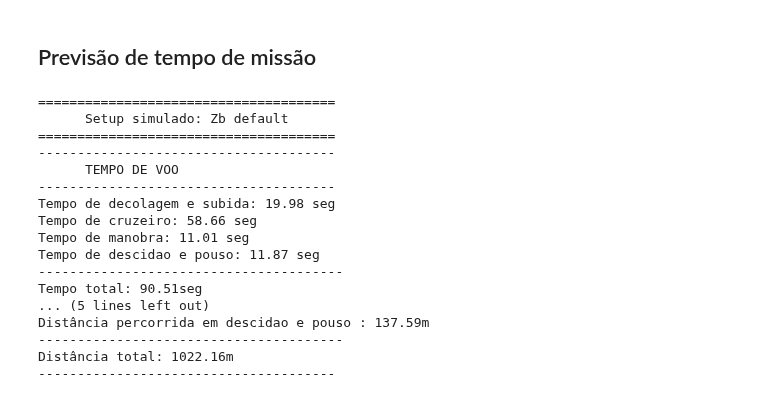
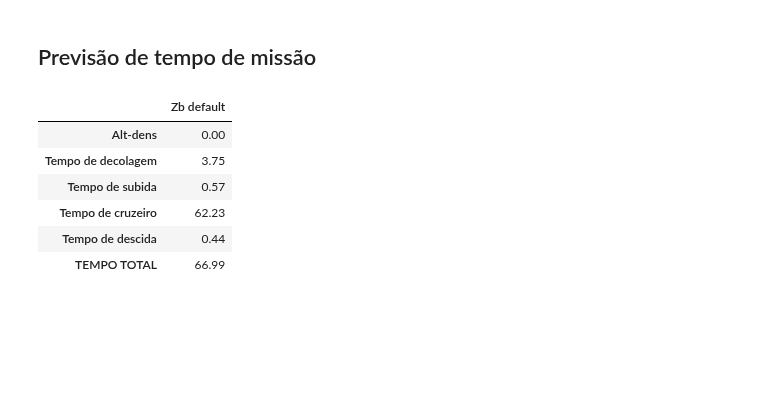
Before and after one commit to Chabole/Python, a Jupyter notebook: Projeto Zebra/Resumo_desempenho.ipynb, the cells around one changed output. Cells and saved outputs as stored; diff of their text form; code cells hidden in the pictures; blank space fills up the shorter version.

```diff
--- a/Projeto Zebra/Resumo_desempenho.ipynb
+++ b/Projeto Zebra/Resumo_desempenho.ipynb
@@ -1135,60 +1135,17 @@ ax.legend()
 [figure]
 # %% [markdown]
 ## Previsão de tempo de missão
-# %%
-#Percusso total 1000m
-#Avião para ser analisado
-
-
-S = Zb.rate_Climb(info['VtakeOff  [m/s]'][0], zb.alt2rho(1212))
-Vhs = S[0]/(np.tan(np.deg2rad(S[1])))
-
-Subida_hdist = 30/(np.tan(np.deg2rad(S[1])))
-Descida_hdist = 30/(np.tan(np.deg2rad(12.3)))
-
-tempo = Subida_hdist/Vhs + Descida_hdist/info['Vlanding  [m/s]'][0] + 682/info['Vcruise [m/s]'][0]
-
-print(f'''
-======================================
-      Setup simulado: {Zb.name}
-======================================
---------------------------------------
-      TEMPO DE VOO
---------------------------------------
-Tempo de decolagem e subida: {Subida_hdist/Vhs:.2f} seg
-Tempo de cruzeiro: {(682)/info['Vcruise [m/s]'][0]:.2f} seg
-Tempo de manobra: {(128)/info['Vcruise [m/s]'][0]:.2f} seg
-Tempo de descidao e pouso: {Descida_hdist/info['Vlanding  [m/s]'][0]:.2f} seg
----------------------------------------
-Tempo total: {tempo:.2f}seg
---------------------------------------
-      DISTÂNCIA DE VOO
---------------------------------------
-Distância percorrida em decolagem e subida : {Subida_hdist:.2f}m
-Distância percorrida em cruzeiro: {682}m
-Distância percorrida em descidao e pouso : {Descida_hdist:.2f}m
----------------------------------------
-Distância total: {(Subida_hdist+Descida_hdist+682):.2f}m
---------------------------------------
-''')
-# %% [output]
-======================================
-      Setup simulado: Zb default
-======================================
---------------------------------------
-      TEMPO DE VOO
---------------------------------------
-Tempo de decolagem e subida: 19.98 seg
-Tempo de cruzeiro: 58.66 seg
-Tempo de manobra: 11.01 seg
-Tempo de descidao e pouso: 11.87 seg
----------------------------------------
-Tempo total: 90.51seg
-... (5 lines left out)
-Distância percorrida em descidao e pouso : 137.59m
----------------------------------------
-Distância total: 1022.16m
---------------------------------------
+# %%
+#Caracteríticas básicas o avião
+Zb.mission_Time(zb.alt2rho(1212))
+# %% [output]
+|  | Zb default |
+| Alt-dens | 0.00 |
+| Tempo de decolagem | 3.75 |
+| Tempo de subida | 0.57 |
+| Tempo de cruzeiro | 62.23 |
+| Tempo de descida | 0.44 |
+| TEMPO TOTAL | 66.99 |
 # %%
 #Caracteríticas básicas o avião
 Zb.airplane_Info(zb.alt2rho(1212))
```
Also changed, not shown: parts of 2 cells of this notebook, 3 other files.
